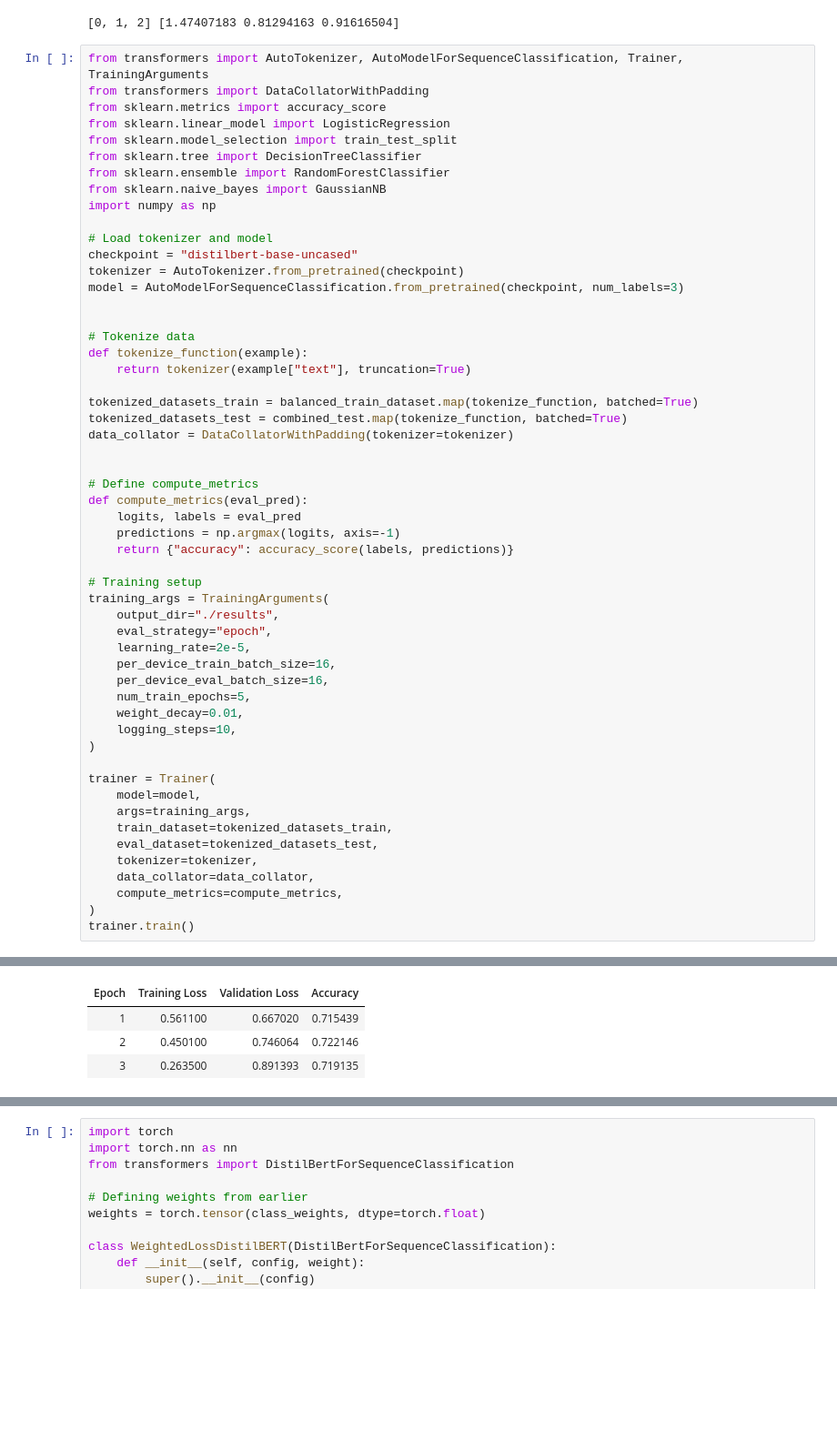
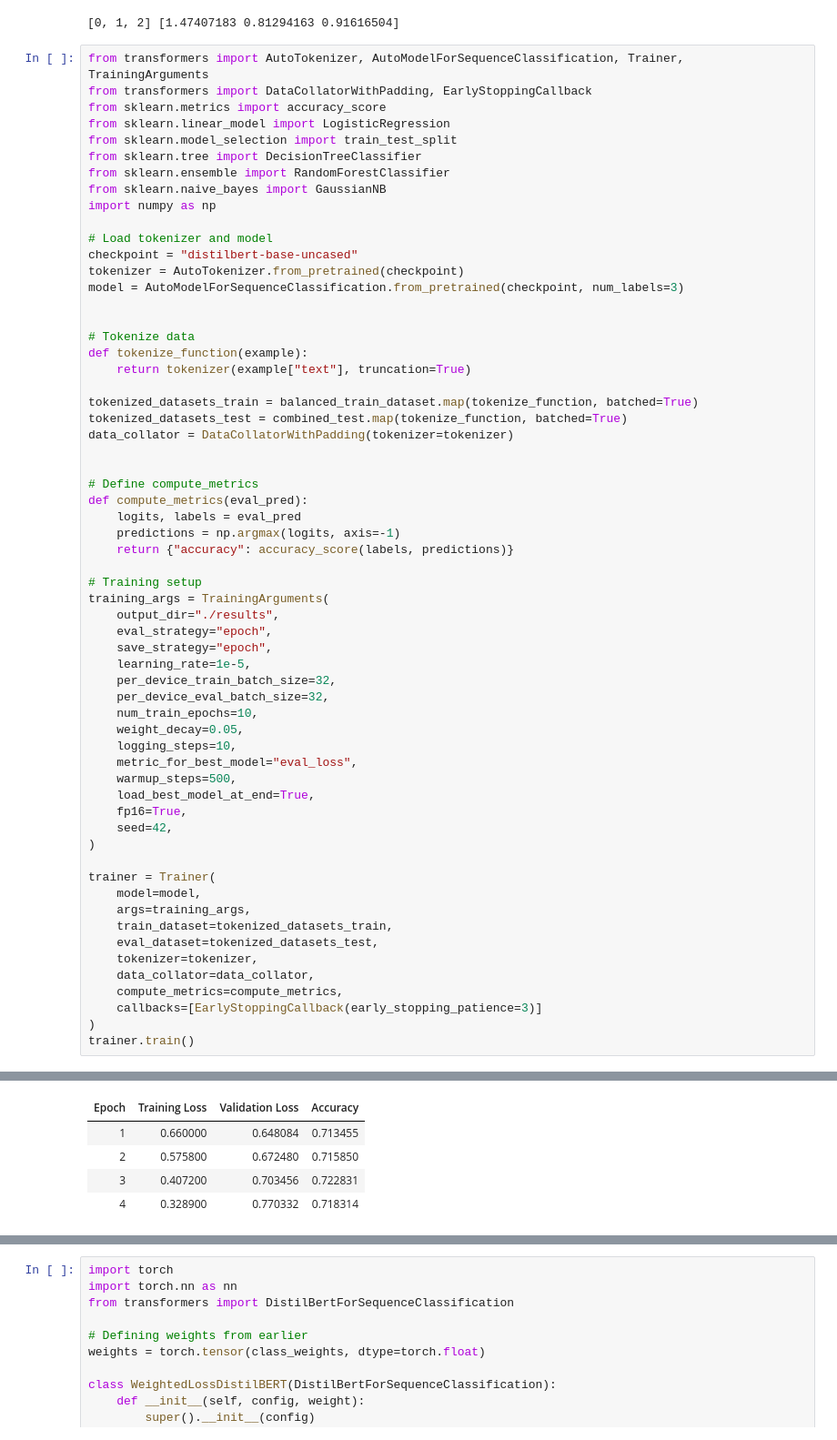
Before and after one commit to ShadaabHasan/student-review-system, a Jupyter notebook: Model/model.ipynb, the cells around one changed output, grey strips where cells are left out. Shown: that part at 91% size. Saved outputs shown, nothing was run; the diff lists cells and outputs as text; blank space fills up the shorter version.

```diff
--- a/Model/model.ipynb
+++ b/Model/model.ipynb
@@ -353,7 +358,7 @@ print(class_labels, class_weights)
 [0, 1, 2] [1.47407183 0.81294163 0.91616504]
 # %%
 from transformers import AutoTokenizer, AutoModelForSequenceClassification, Trainer, TrainingArguments
-from transformers import DataCollatorWithPadding
+from transformers import DataCollatorWithPadding, EarlyStoppingCallback
 from sklearn.metrics import accuracy_score
 from sklearn.linear_model import LogisticRegression
 from sklearn.model_selection import train_test_split
@@ -387,12 +392,18 @@ def compute_metrics(eval_pred):
 training_args = TrainingArguments(
     output_dir="./results",
     eval_strategy="epoch",
-    learning_rate=2e-5,
-    per_device_train_batch_size=16,
-    per_device_eval_batch_size=16,
-    num_train_epochs=5,
-    weight_decay=0.01,
+    save_strategy="epoch",
+    learning_rate=1e-5,
+    per_device_train_batch_size=32,
+    per_device_eval_batch_size=32,
+    num_train_epochs=10,
+    weight_decay=0.05,
     logging_steps=10,
+    metric_for_best_model="eval_loss",
+    warmup_steps=500,
+    load_best_model_at_end=True,
+    fp16=True,
+    seed=42,
 )
 
 trainer = Trainer(
@@ -403,6 +414,7 @@ trainer = Trainer(
     tokenizer=tokenizer,
     data_collator=data_collator,
     compute_metrics=compute_metrics,
+    callbacks=[EarlyStoppingCallback(early_stopping_patience=3)]
 )
 trainer.train()
 # %% [output]
@@ -412,4 +424,5 @@ You should probably TRAIN this model on a down-stream task to be able to use it
 | Epoch | Training Loss | Validation Loss | Accuracy |
-| 1 | 0.561100 | 0.667020 | 0.715439 |
-| 2 | 0.450100 | 0.746064 | 0.722146 |
-| 3 | 0.263500 | 0.891393 | 0.719135 |
+| 1 | 0.660000 | 0.648084 | 0.713455 |
+| 2 | 0.575800 | 0.672480 | 0.715850 |
+| 3 | 0.407200 | 0.703456 | 0.722831 |
+| 4 | 0.328900 | 0.770332 | 0.718314 |
```
Also changed, not shown: parts of 9 cells of this notebook, 5 other files.
